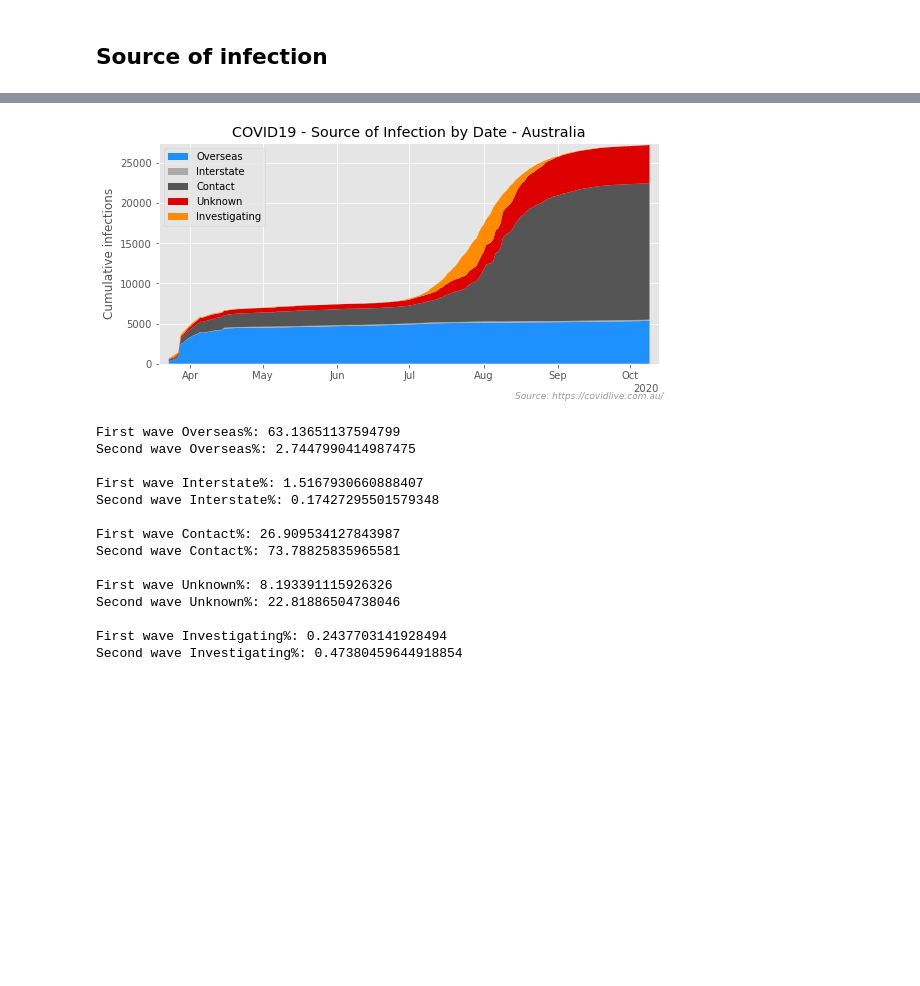
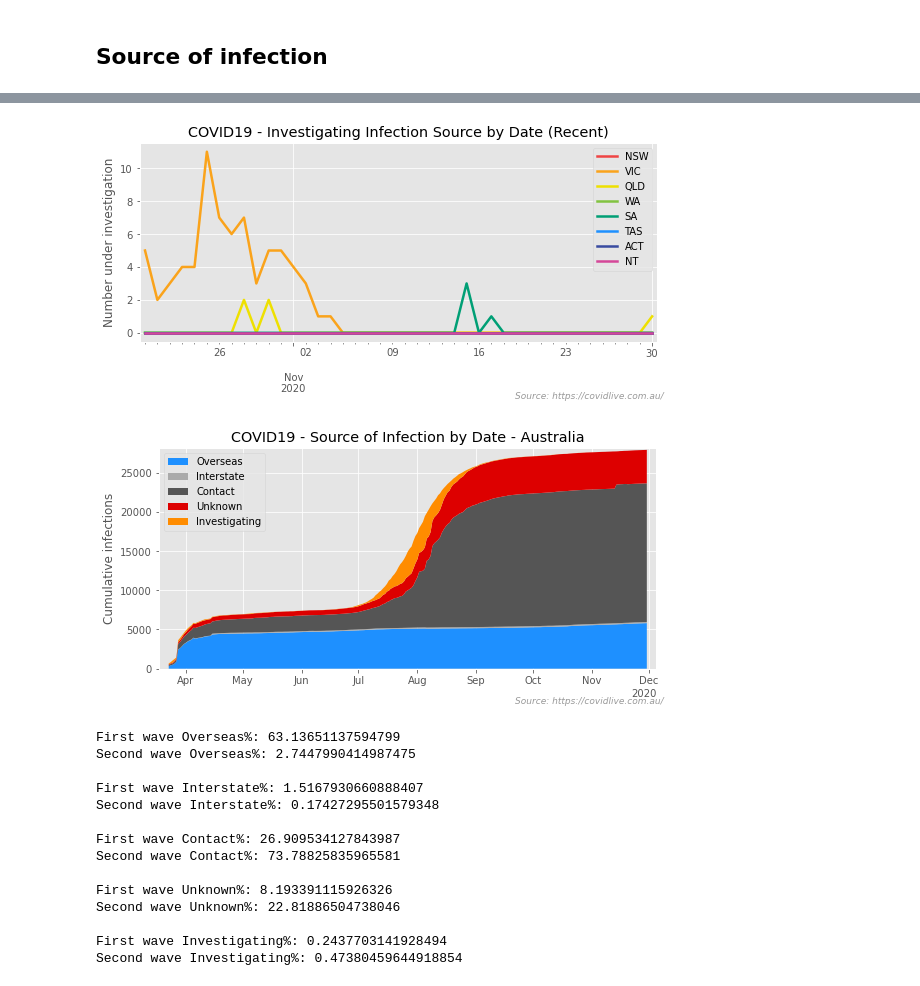
Before and after one commit to bpalmer4/Covid-19, a Jupyter notebook: notebooks/Covid-Australia-2.ipynb, the cells around one changed output, grey strips where cells are left out. Cells and saved outputs as stored; diff of their text form; code cells hidden in the pictures; blank space fills up the shorter version.

```diff
--- a/notebooks/Covid-Australia-2.ipynb
+++ b/notebooks/Covid-Australia-2.ipynb
@@ -231,3 +231,15 @@ plot_tidy_up(ax, title)
+# %%
+mpl.rcParams['axes.prop_cycle'] = mpl.cycler(color=colors)
+recent = 42
+ax = imvestigate[-recent:].plot.line(lw=2.5)
+title = 'COVID19 - Investigating Infection Source by Date (Recent)'
+
+ax.set_title(title)
+ax.set_xlabel(None)
+ax.set_ylabel('Number under investigation')
+plot_tidy_up(ax, title)
+# %% [output]
+[figure, added]
 # %%
 national_soi = pd.DataFrame()
 for col in columns:
@@ -251,7 +263,7 @@ ax.set_ylabel('Cumulative infections')
 ax.margins(0.01)
 plot_tidy_up(ax, title)
 # %% [output]
-[figure, old version]
+[figure, new version]
 # %%
 # compare the first and second Australia waves
 point1 = pd.Timestamp('2020-05-31')
```
Also changed, not shown: parts of 15 cells of this notebook, 4 other files.
